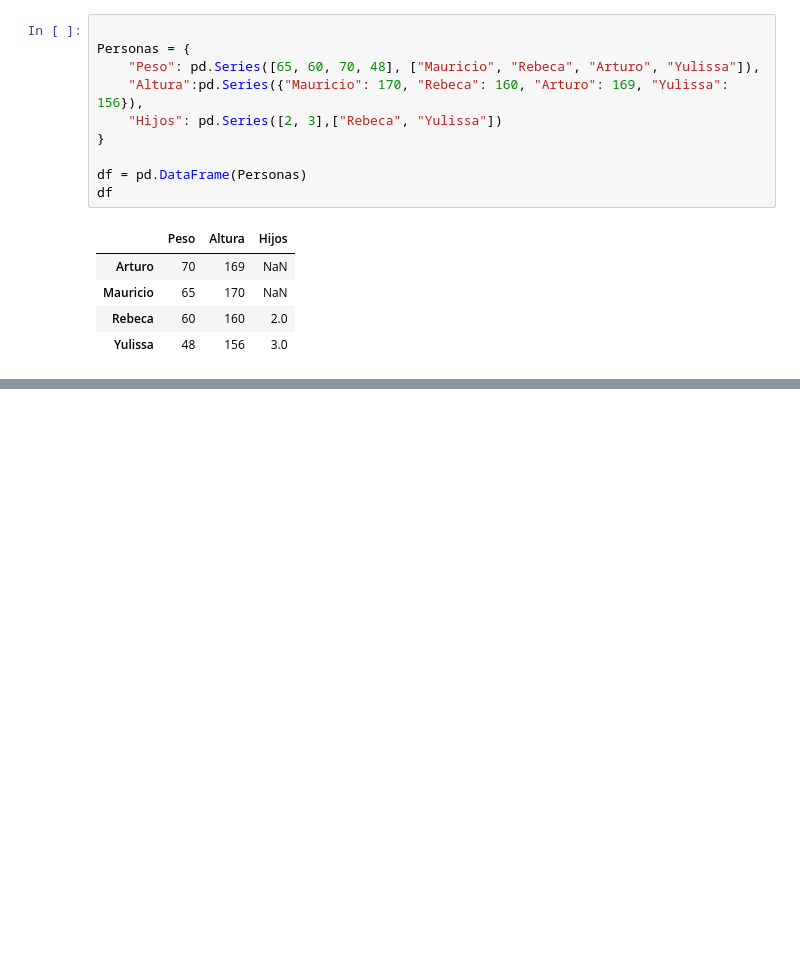
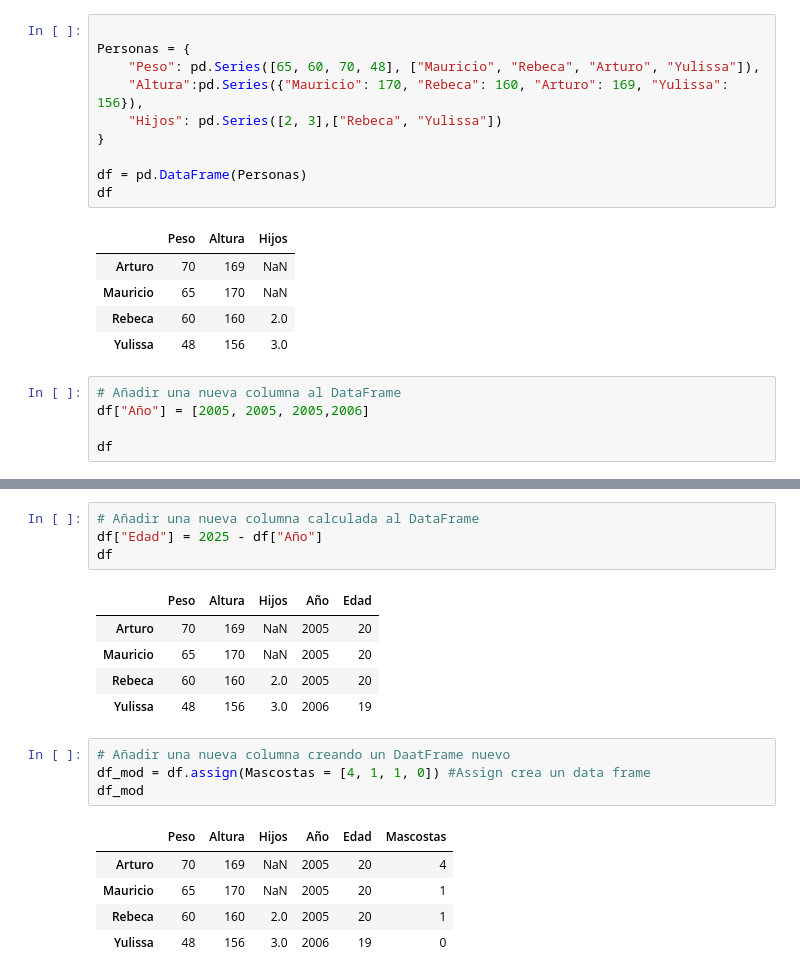
Before and after one commit to DiegoNoguez/Simulacion_Notebook, a Jupyter notebook: 02_Introduccion_Pandas.ipynb, the cells around one changed output, grey strips where cells are left out. Cells and saved outputs as stored; diff of their text form; blank space fills up the shorter version.

Commit message:
Actualizacion en el gitignore, más nuevo archivo de ejercicio

```diff
--- a/02_Introduccion_Pandas.ipynb
+++ b/02_Introduccion_Pandas.ipynb
@@ -381,3 +381,8 @@ df
 | Mauricio | 65 | 170 | NaN |
 | Rebeca | 60 | 160 | 2.0 |
 | Yulissa | 48 | 156 | 3.0 |
+# %%
+# Añadir una nueva columna al DataFrame
+df["Año"] = [2005, 2005, 2005,2006]
+
+df
@@ -383,0 +395,20 @@ df
+# %%
+# Añadir una nueva columna calculada al DataFrame
+df["Edad"] = 2025 - df["Año"]
+df
+# %% [output]
+|  | Peso | Altura | Hijos | Año | Edad |
+| Arturo | 70 | 169 | NaN | 2005 | 20 |
+| Mauricio | 65 | 170 | NaN | 2005 | 20 |
+| Rebeca | 60 | 160 | 2.0 | 2005 | 20 |
+| Yulissa | 48 | 156 | 3.0 | 2006 | 19 |
+# %%
+# Añadir una nueva columna creando un DaatFrame nuevo
+df_mod = df.assign(Mascostas = [4, 1, 1, 0]) #Assign crea un data frame
+df_mod
+# %% [output]
+|  | Peso | Altura | Hijos | Año | Edad | Mascostas |
+| Arturo | 70 | 169 | NaN | 2005 | 20 | 4 |
+| Mauricio | 65 | 170 | NaN | 2005 | 20 | 1 |
+| Rebeca | 60 | 160 | 2.0 | 2005 | 20 | 1 |
+| Yulissa | 48 | 156 | 3.0 | 2006 | 19 | 0 |
```
Also changed, not shown: parts of 19 cells of this notebook, 2 other files.
